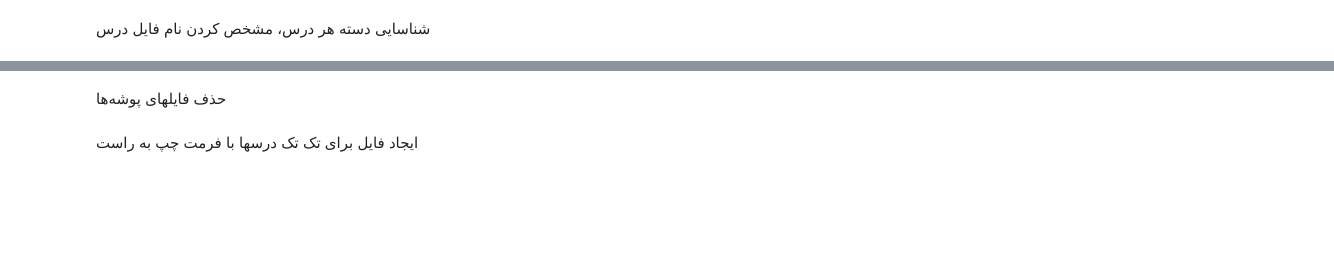
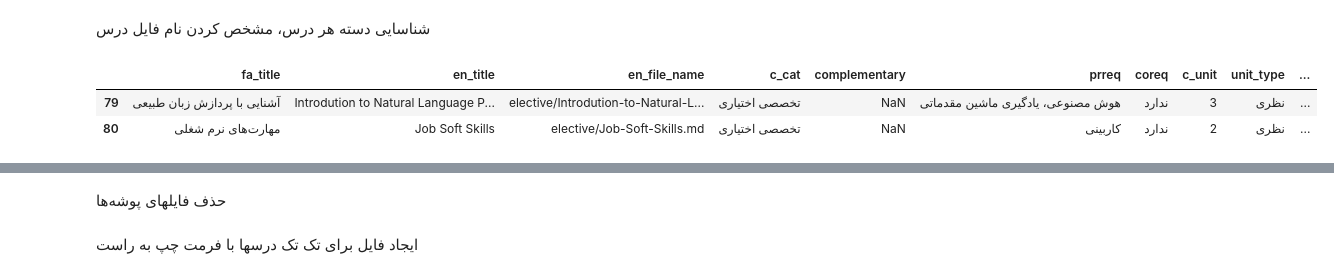
Before and after one commit to mamintoosi/mkdocs-base, a Jupyter notebook: docusaurus-website/mdConvertor.ipynb, the cells around one changed output, grey strips where cells are left out. Drawn from its saved outputs; the diff is of its cells as text; code cells hidden in the pictures; blank space fills up the shorter version.

```diff
--- a/docusaurus-website/mdConvertor.ipynb
+++ b/docusaurus-website/mdConvertor.ipynb
@@ -357,18 +363,24 @@ def table_from_rows(table_list):
 # %%
 for index, row in df.iterrows():
     # print(row['fa_title'], row['en_title'])
     if 'پایه' in  row['c_cat']:
         r_path = 'base'
     elif 'الزامی' in row['c_cat']:
         r_path = 'mandatory'
     elif 'اختیاری' in row['c_cat']:
         r_path = 'elective'
     # print(r_path)
-    lesson_name_en = row['en_title'].strip()
-    lesson_name_en = re.sub('\&', 'and', lesson_name_en)
-    lesson_name_en = re.sub(' ', '-', lesson_name_en)
-    lesson_file_name = r_path+'/'+lesson_name_en+'.md'
+        # 20240122
+    # lesson_name_en = row['en_title'].strip()
+    # lesson_name_en = re.sub('\&', 'and', lesson_name_en)
+    # lesson_name_en = re.sub(' ', '-', lesson_name_en)
+    # lesson_file_name = r_path+'/'+lesson_name_en+'.md'
+    lesson_file_name = r_path+'/'+row['en_file_name']+'.md'
     row['en_file_name'] = lesson_file_name
 
-# df.head()
+df.tail(2)
+# %% [output]
+|  | fa_title | en_title | en_file_name | c_cat | complementary | prreq | coreq | c_unit | unit_type | ... |
+| 79 | آشنایی با پردازش زبان طبیعی | Introdution to Natural Language P... | elective/Introdution-to-Natural-L... | تخصصی اختیاری | NaN | هوش مصنوعی، یادگیری ماشین مقدماتی | ندارد | 3 | نظری | ... |
+| 80 | مهارت‌های نرم شغلی | Job Soft Skills | elective/Job-Soft-Skills.md | تخصصی اختیاری | NaN | کاربینی | ندارد | 2 | نظری | ... |
 # %%
```
Also changed, not shown: parts of 4 cells of this notebook.
